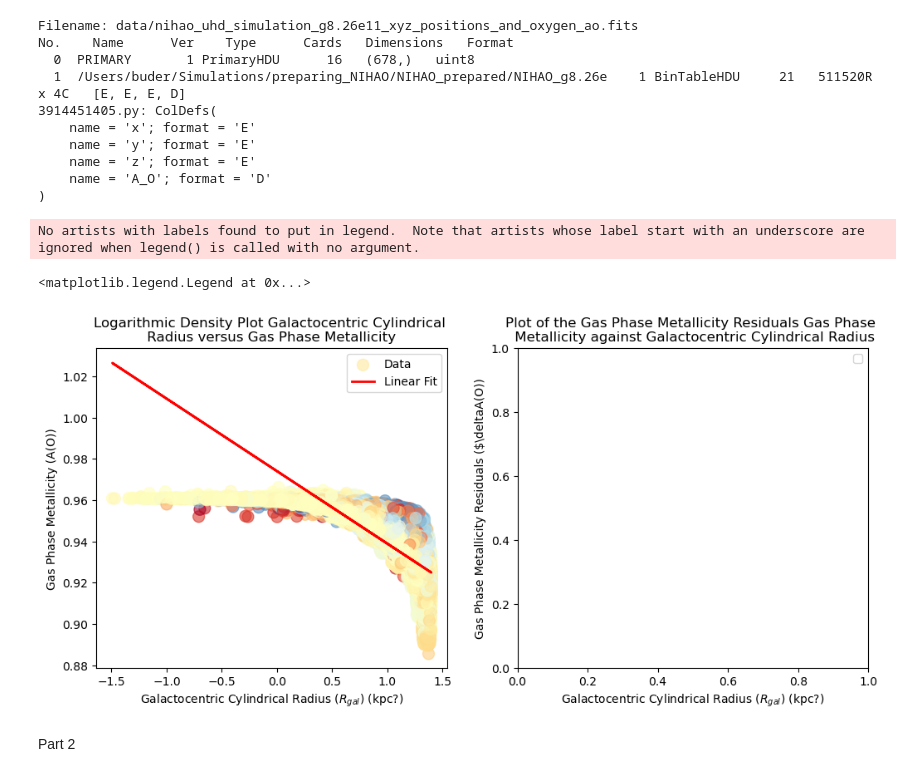
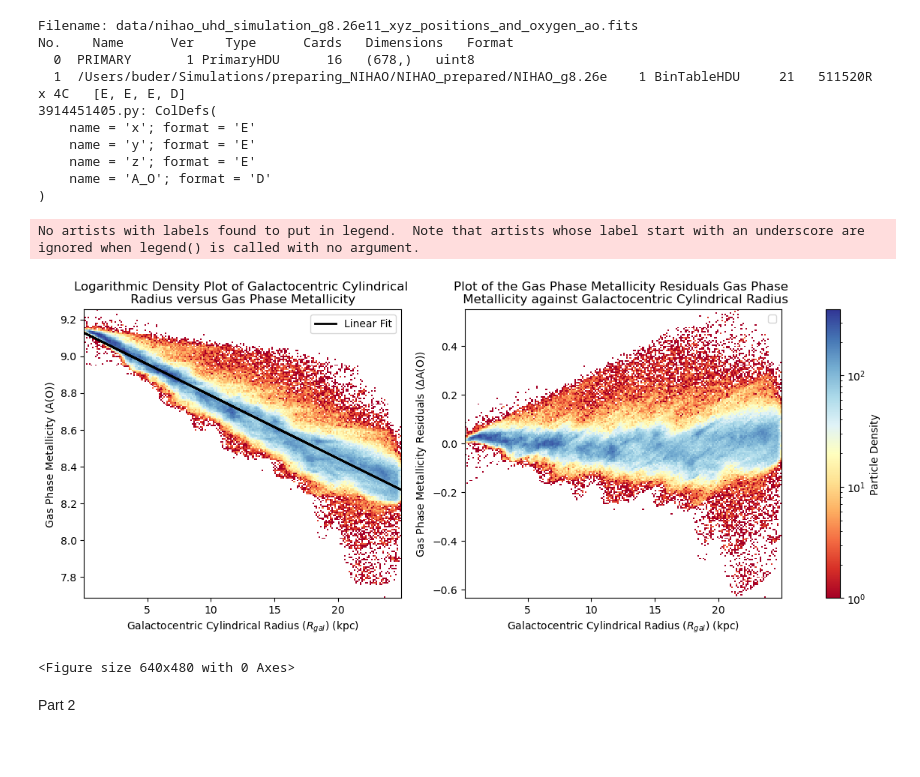
Before and after one commit to alannah-f/ASTR4004A2, a Jupyter notebook: Question3.ipynb, the cells around one changed output. Cells and saved outputs as stored; diff of their text form; code cells hidden in the pictures; blank space fills up the shorter version.

Commit message:
Modified code for Part 1 to produce the density plot better

```diff
--- a/Question3.ipynb
+++ b/Question3.ipynb
@@ -28,32 +28,33 @@ No.    Name      Ver    Type      Cards   Dimensions   Format
     name = 'z'; format = 'E'
     name = 'A_O'; format = 'D'
 )
-# %%
-#Now to produce the two-panel figure
-plt.style.use('default')
-fig, (ax1, ax2)= plt.subplots(1,2, figsize=(12, 5))
-#First the logarithmic density plot
-log_R_gal=np.log10(R_gal)
-log_A_0=np.log10(A_0)
-#Using np.polyfit to fit a line as seen in class
-linear_fit = np.polyfit(log_R_gal, log_A_0, 1)  # 1 for linear
-m, b = linear_fit  # Get slope and intercept coefficients for the fit
-ax1.scatter(log_R_gal, log_A_0, c=z, cmap='RdYlBu', alpha=0.6, s=100, label='Data')
-#ax1.scatter(log_R_gal, log_A_0, alpha=0.6, label='Data')
-ax1.plot(log_R_gal, m*log_R_gal+b, color='red', linewidth=2, label='Linear Fit')
-ax1.set_xlabel('Galactocentric Cylindrical Radius ($R_{gal}$) (kpc?)')
-ax1.set_ylabel('Gas Phase Metallicity (A(O))')
-ax1.set_title(f'Logarithmic Density Plot Galactocentric Cylindrical \n Radius versus Gas Phase Metallicity ')
-ax1.legend()
-# Do the second plot of the residuals of the fit against the galactocentric cylindrical radius
-ax2.set_xlabel('Galactocentric Cylindrical Radius ($R_{gal}$) (kpc?)')
-ax2.set_ylabel('Gas Phase Metallicity Residuals ($\deltaA(O))')
-ax2.set_title(f'Plot of the Gas Phase Metallicity Residuals Gas Phase \n Metallicity against Galactocentric Cylindrical Radius')
-ax2.legend()
-# %% [output]
-No artists with labels found to put in legend.  Note that artists whose label start with an underscore are ignored when legend() is called with no argument.
-<matplotlib.legend.Legend at 0x...>
-[figure, removed]
+# %%
+from matplotlib.colors import LogNorm
+plt.style.use('default')
+fig, (ax1, ax2)= plt.subplots(1,2, figsize=(15, 5))
+linear_fit = np.polyfit(R_gal, A_0, 1)  # 1 for linear
+m, b = linear_fit
+linear_fit_plot=m*R_gal+b
+im=ax1.hist2d(R_gal, A_0, bins=200, norm=LogNorm(), cmap='RdYlBu')
+ax1.plot(R_gal, linear_fit_plot, color='black', linewidth=2, label='Linear Fit')
+ax1.set_xlabel('Galactocentric Cylindrical Radius ($R_{gal}$) (kpc)')
+ax1.set_ylabel('Gas Phase Metallicity (A(O))')
+ax1.set_title(f'Logarithmic Density Plot of Galactocentric Cylindrical \n Radius versus Gas Phase Metallicity ')
+ax1.legend()
+# Do the second plot of the residuals of the fit against the galactocentric cylindrical radius
+residuals=A_0-linear_fit_plot
+im=ax2.hist2d(R_gal, residuals, bins=200, norm=LogNorm(), cmap='RdYlBu')
+ax2.set_xlabel('Galactocentric Cylindrical Radius ($R_{gal}$) (kpc)')
+ax2.set_ylabel('Gas Phase Metallicity Residuals ($\Delta$A(O))')
+fig.colorbar(im[3], label='Particle Density', ax=[ax1, ax2])
+ax2.set_title(f'Plot of the Gas Phase Metallicity Residuals Gas Phase \n Metallicity against Galactocentric Cylindrical Radius')
+ax2.legend()
+plt.show()
+plt.savefig("figures/Part1LogDenisty_ResidualsTwoPanelPlot.png", dpi=300, bbox_inches="tight")
+# %% [output]
+No artists with labels found to put in legend.  Note that artists whose label start with an underscore are ignored when legend() is called with no argument.
+[figure, added]
+<Figure size 640x480 with 0 Axes>
 # %% [markdown]
 Part 2
 # %% [markdown]
```
